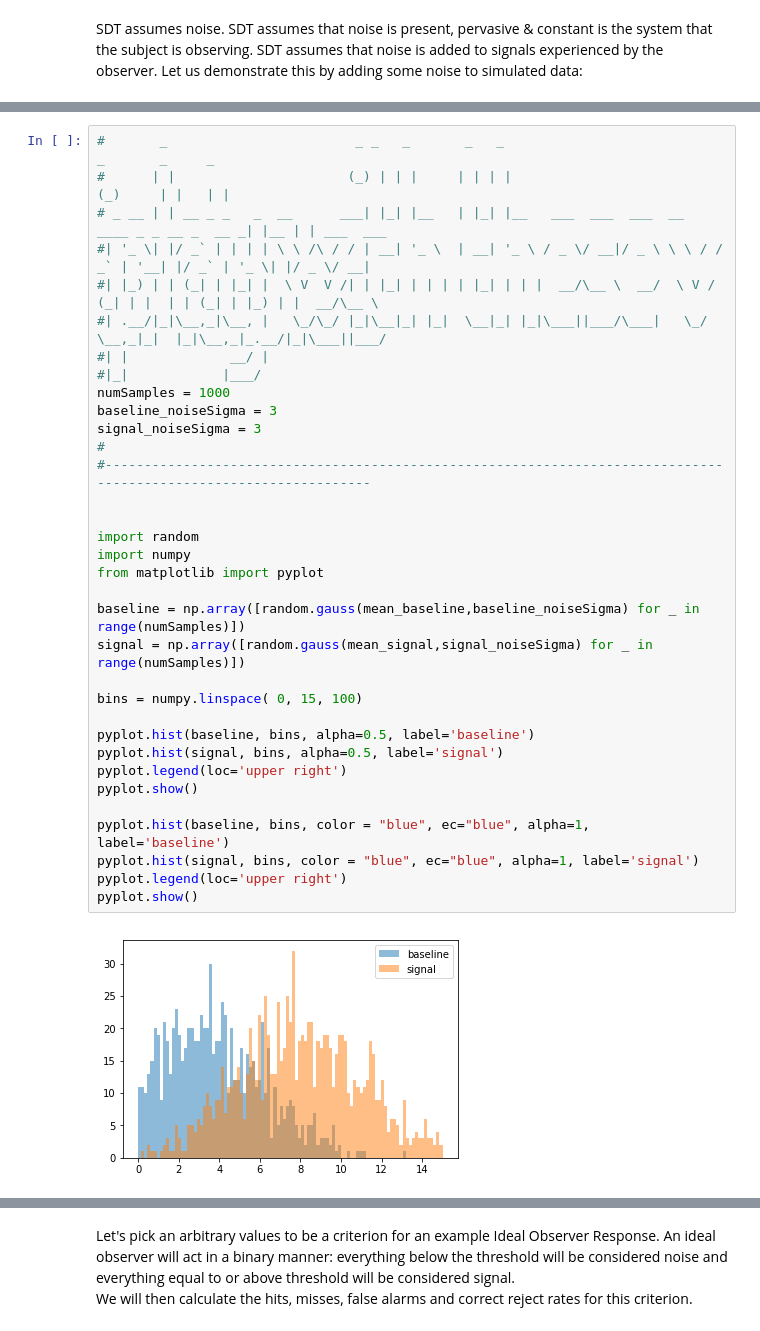
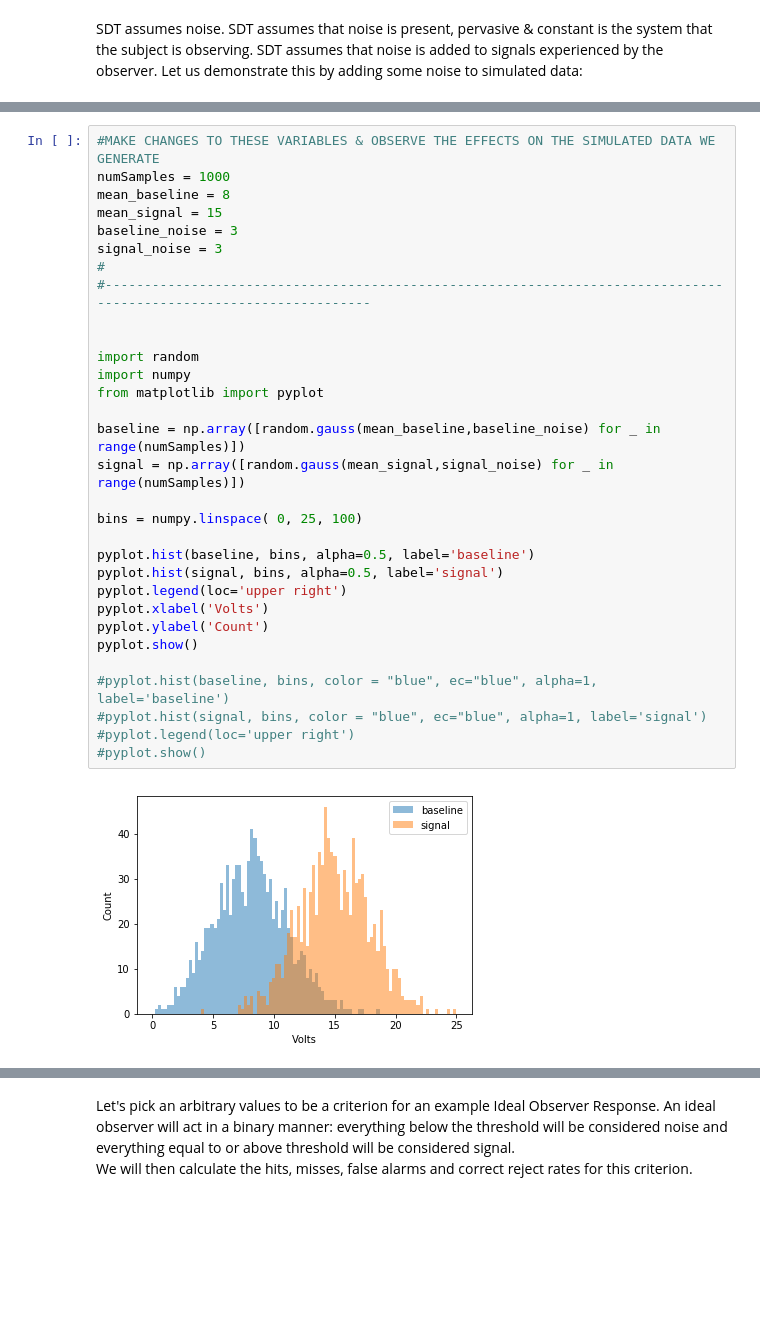
Before and after one commit to SmilodonCub/myAnaconda, a Jupyter notebook: SignalDetectionTheoryDEMO.ipynb, the cells around one changed output, grey strips where cells are left out. Drawn from its saved outputs; the diff is of its cells as text; blank space fills up the shorter version.

```diff
--- a/SignalDetectionTheoryDEMO.ipynb
+++ b/SignalDetectionTheoryDEMO.ipynb
@@ -68,36 +68,33 @@ Play with the values of the variables in the previous and the following cells to
 # %%
-#       _                        _ _   _       _   _                                      _       _     _
-#      | |                      (_) | | |     | | | |                                    (_)     | |   | |
-# _ __ | | __ _ _   _  __      ___| |_| |__   | |_| |__   ___  ___  ___  __   ____ _ _ __ _  __ _| |__ | | ___  ___
-#| '_ \| |/ _` | | | | \ \ /\ / / | __| '_ \  | __| '_ \ / _ \/ __|/ _ \ \ \ / / _` | '__| |/ _` | '_ \| |/ _ \/ __|
-#| |_) | | (_| | |_| |  \ V  V /| | |_| | | | | |_| | | |  __/\__ \  __/  \ V / (_| | |  | | (_| | |_) | |  __/\__ \
-#| .__/|_|\__,_|\__, |   \_/\_/ |_|\__|_| |_|  \__|_| |_|\___||___/\___|   \_/ \__,_|_|  |_|\__,_|_.__/|_|\___||___/
-#| |             __/ |
-#|_|            |___/
+#MAKE CHANGES TO THESE VARIABLES & OBSERVE THE EFFECTS ON THE SIMULATED DATA WE GENERATE
 numSamples = 1000
-baseline_noiseSigma = 3
-signal_noiseSigma = 3
+mean_baseline = 8
+mean_signal = 15
+baseline_noise = 3
+signal_noise = 3
 #
 #------------------------------------------------------------------------------------------------------------------
 
 
 import random
 import numpy
 from matplotlib import pyplot
 
-baseline = np.array([random.gauss(mean_baseline,baseline_noiseSigma) for _ in range(numSamples)])
-signal = np.array([random.gauss(mean_signal,signal_noiseSigma) for _ in range(numSamples)])
+baseline = np.array([random.gauss(mean_baseline,baseline_noise) for _ in range(numSamples)])
+signal = np.array([random.gauss(mean_signal,signal_noise) for _ in range(numSamples)])
 
-bins = numpy.linspace( 0, 15, 100)
+bins = numpy.linspace( 0, 25, 100)
 
 pyplot.hist(baseline, bins, alpha=0.5, label='baseline')
 pyplot.hist(signal, bins, alpha=0.5, label='signal')
 pyplot.legend(loc='upper right')
+pyplot.xlabel('Volts')
+pyplot.ylabel('Count')
 pyplot.show()
 
-pyplot.hist(baseline, bins, color = "blue", ec="blue", alpha=1, label='baseline')
-pyplot.hist(signal, bins, color = "blue", ec="blue", alpha=1, label='signal')
-pyplot.legend(loc='upper right')
-pyplot.show()
+#pyplot.hist(baseline, bins, color = "blue", ec="blue", alpha=1, label='baseline')
+#pyplot.hist(signal, bins, color = "blue", ec="blue", alpha=1, label='signal')
+#pyplot.legend(loc='upper right')
+#pyplot.show()
 # %% [output]
-[figure, old version]
+[figure, new version]
```
Also changed, not shown: parts of 12 cells of this notebook.
